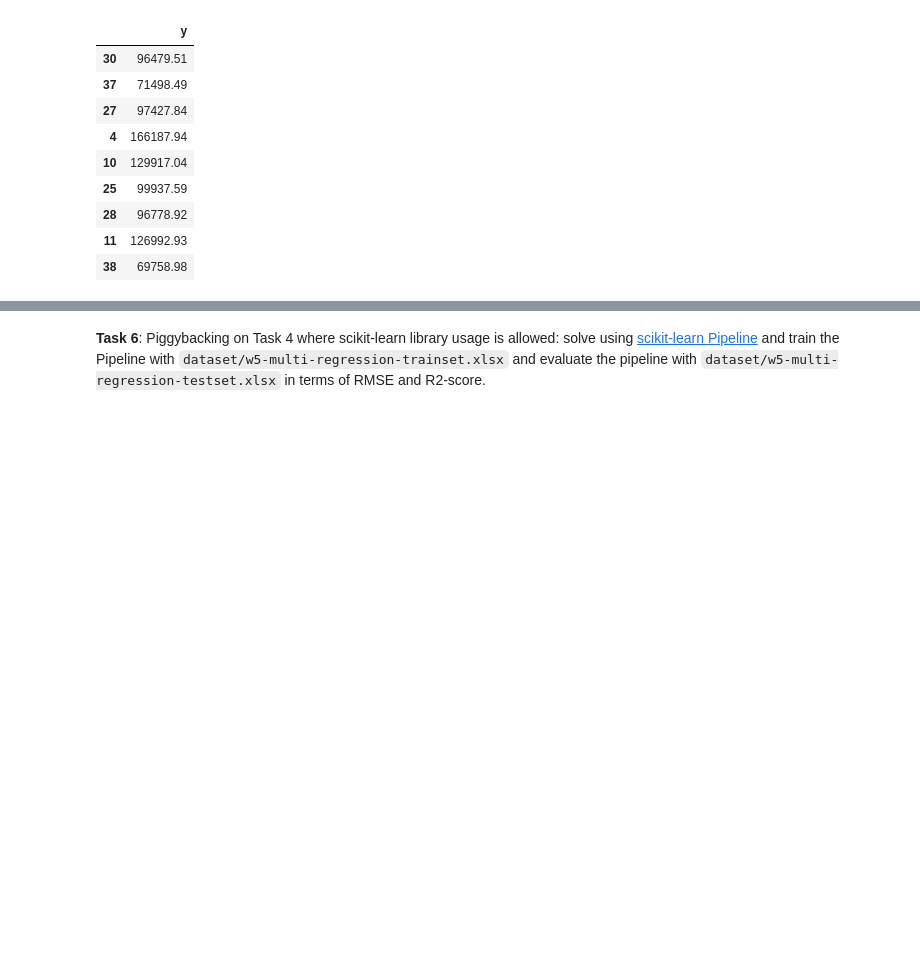
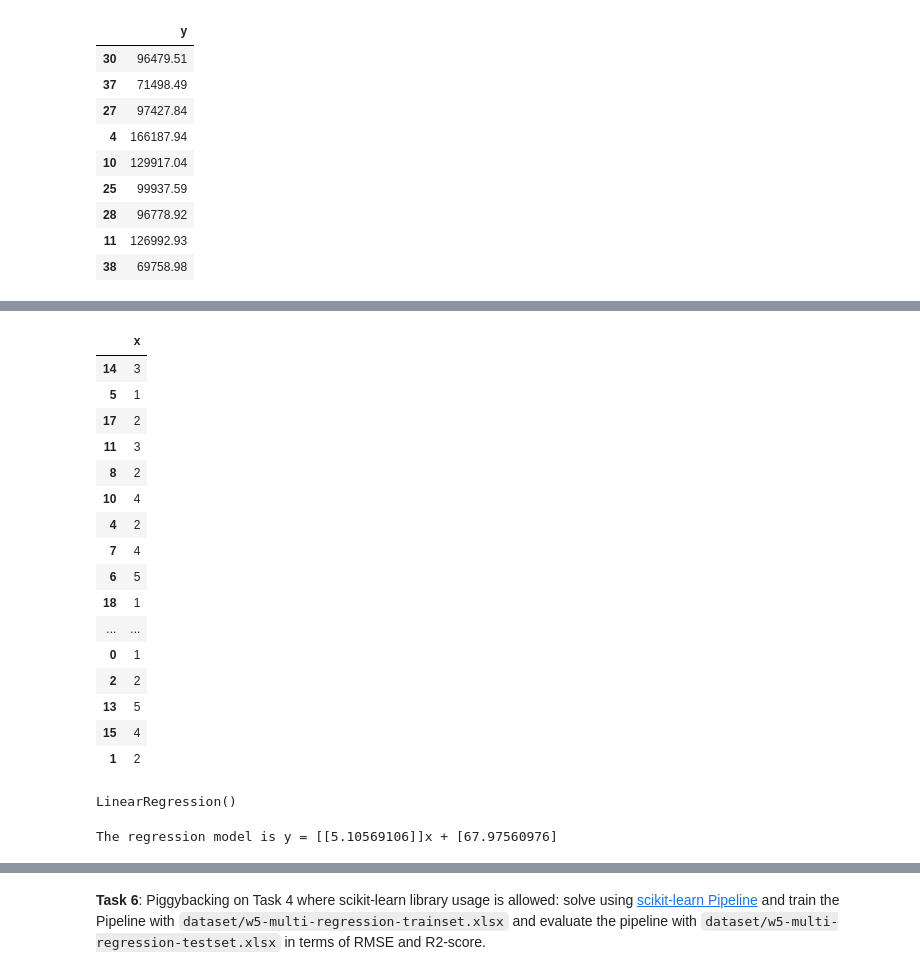
Before and after one commit to natalie2nguyen/MachineLearning, a Jupyter notebook: week6.ipynb, the cells around one changed output, grey strips where cells are left out. Saved outputs shown, nothing was run; the diff lists cells and outputs as text; code cells hidden in the pictures; blank space fills up the shorter version.

```diff
--- a/week6.ipynb
+++ b/week6.ipynb
@@ -189,0 +212,22 @@ plt.show()
+# %%
+X = shuffled_data[['x']]
+y = shuffled_data[['y']]
+X
+# %% [output]
+|  | x |
+| 14 | 3 |
+| 5 | 1 |
+| 17 | 2 |
+| 11 | 3 |
+| 8 | 2 |
+| 10 | 4 |
+| 4 | 2 |
+| 7 | 4 |
+| 6 | 5 |
+| 18 | 1 |
+| ... | ... |
+| 0 | 1 |
+| 2 | 2 |
+| 13 | 5 |
+| 15 | 4 |
+| 1 | 2 |
@@ -189,0 +236,12 @@ plt.show()
+# %%
+from sklearn import linear_model
+model = linear_model.LinearRegression()
+model.fit(X=X_train,y=y_train)
+# %% [output]
+LinearRegression()
+# %%
+beta_1 = model.coef_
+beta_0 = model.intercept_
+print(f'The regression model is y = {beta_1}x + {beta_0}')
+# %% [output]
+The regression model is y = [[5.10569106]]x + [67.97560976]
```
Also changed, not shown: parts of 26 cells of this notebook.
